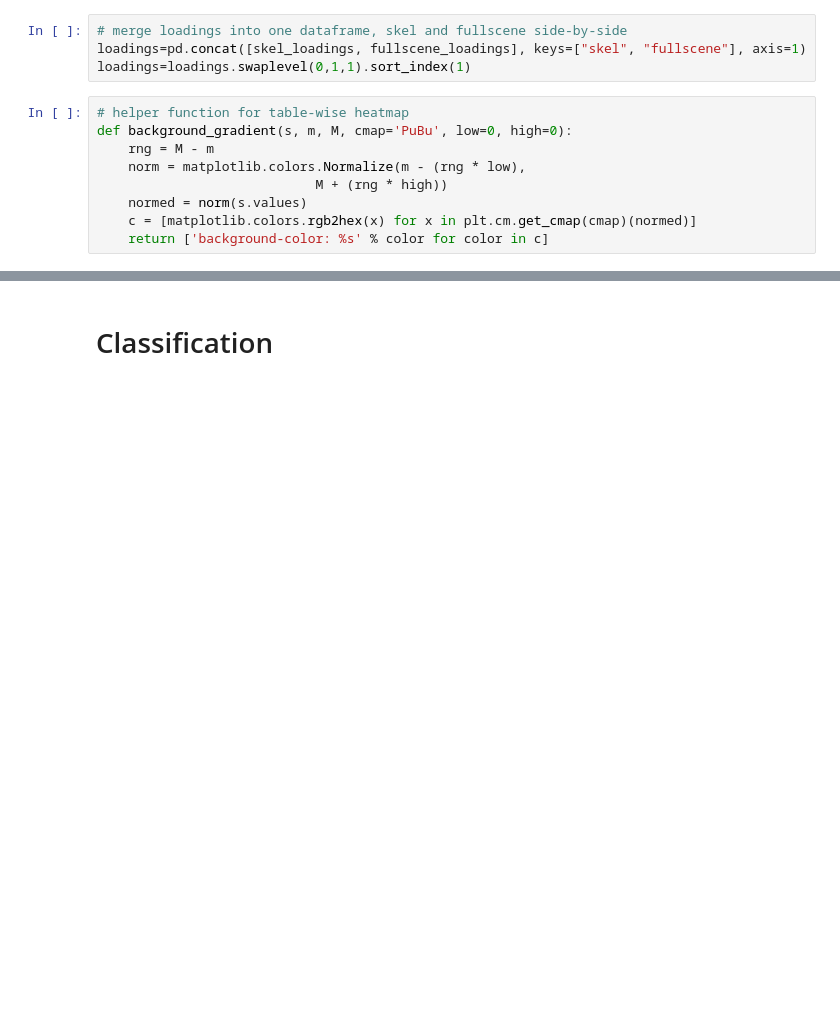
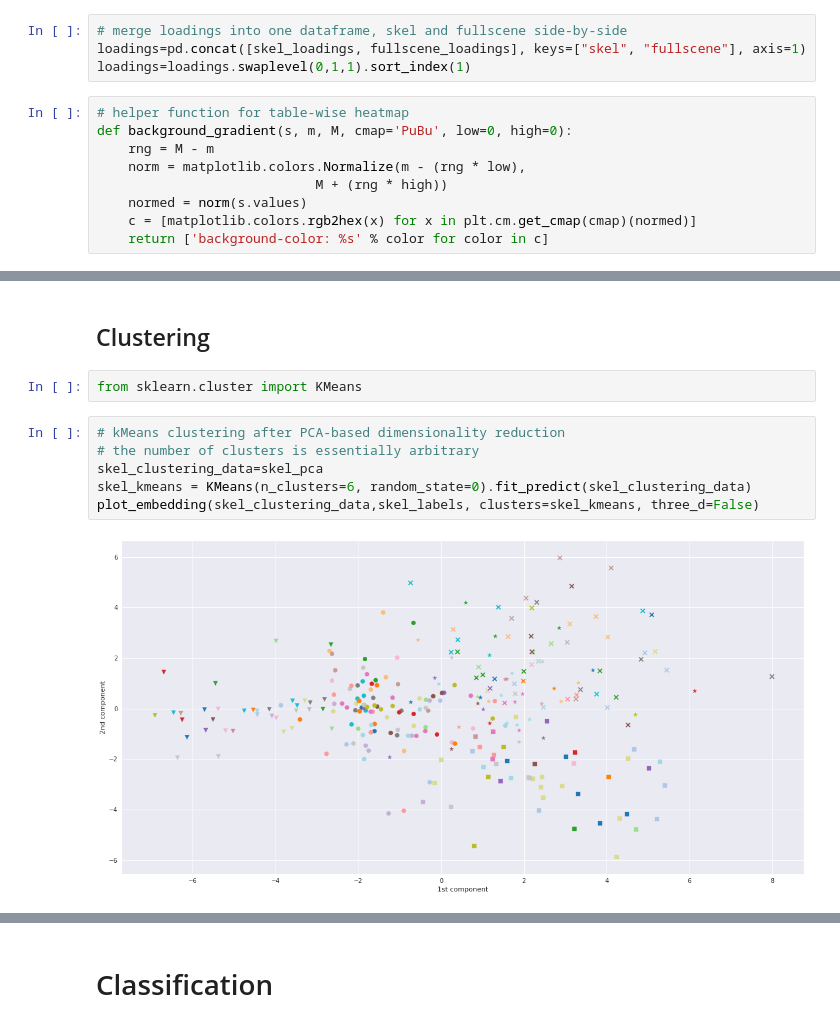
Before and after one commit to severin-lemaignan/pinsoro-kinematics, a Jupyter notebook: classification.ipynb, the cells around one changed output, grey strips where cells are left out. Saved outputs shown, nothing was run; the diff lists cells and outputs as text; blank space fills up the shorter version.

```diff
--- a/classification.ipynb
+++ b/classification.ipynb
@@ -359,0 +386,12 @@ Factor6: WilcoxonResult(statistic=128.0, pvalue=0.3532579607475088)
+# %% [markdown]
+## Clustering
+# %%
+from sklearn.cluster import KMeans
+# %%
+# kMeans clustering after PCA-based dimensionality reduction
+# the number of clusters is essentially arbitrary
+skel_clustering_data=skel_pca
+skel_kmeans = KMeans(n_clusters=6, random_state=0).fit_predict(skel_clustering_data)
+plot_embedding(skel_clustering_data,skel_labels, clusters=skel_kmeans, three_d=False)
+# %% [output]
+[figure, added]
```
Also changed, not shown: parts of 17 cells of this notebook.
